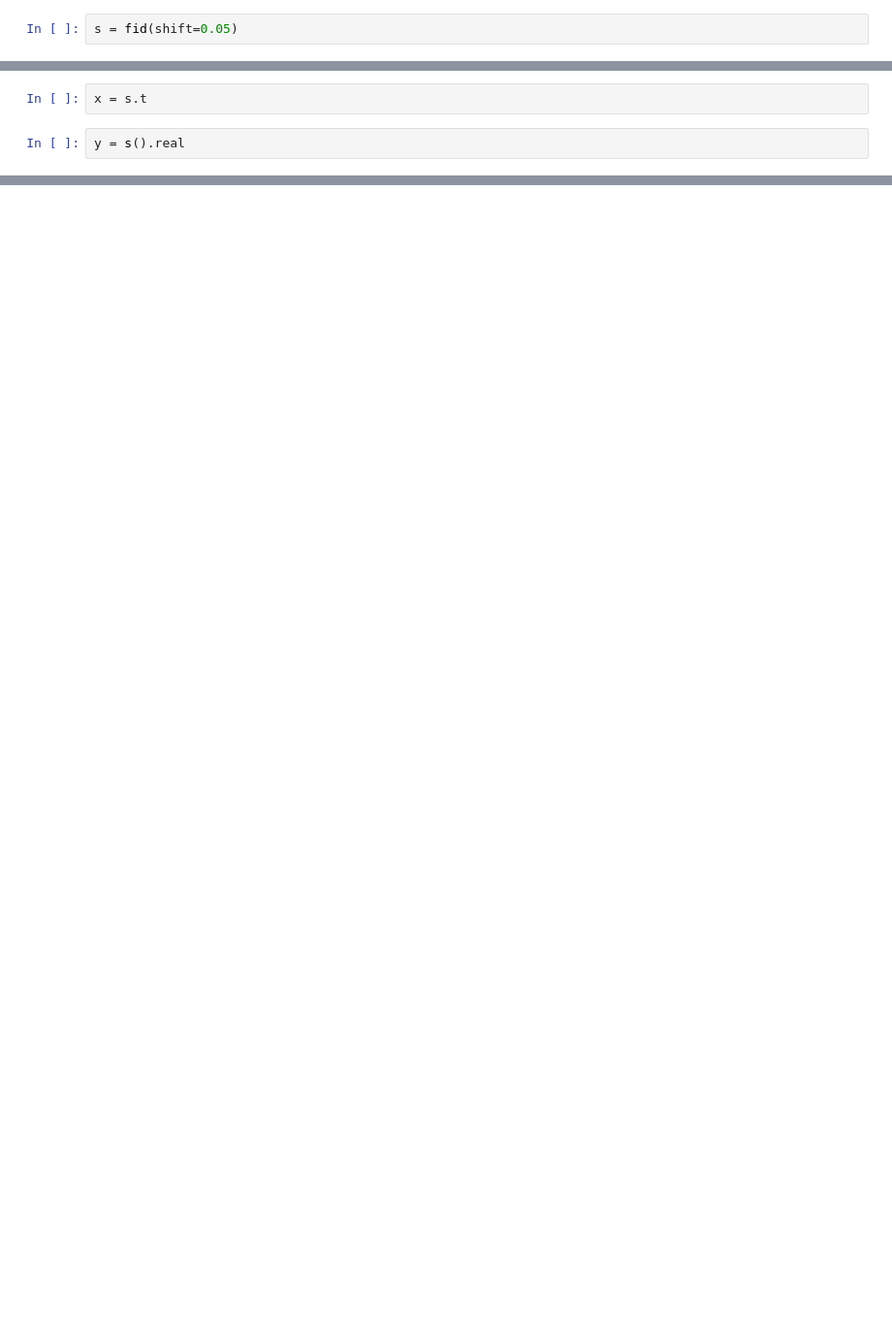
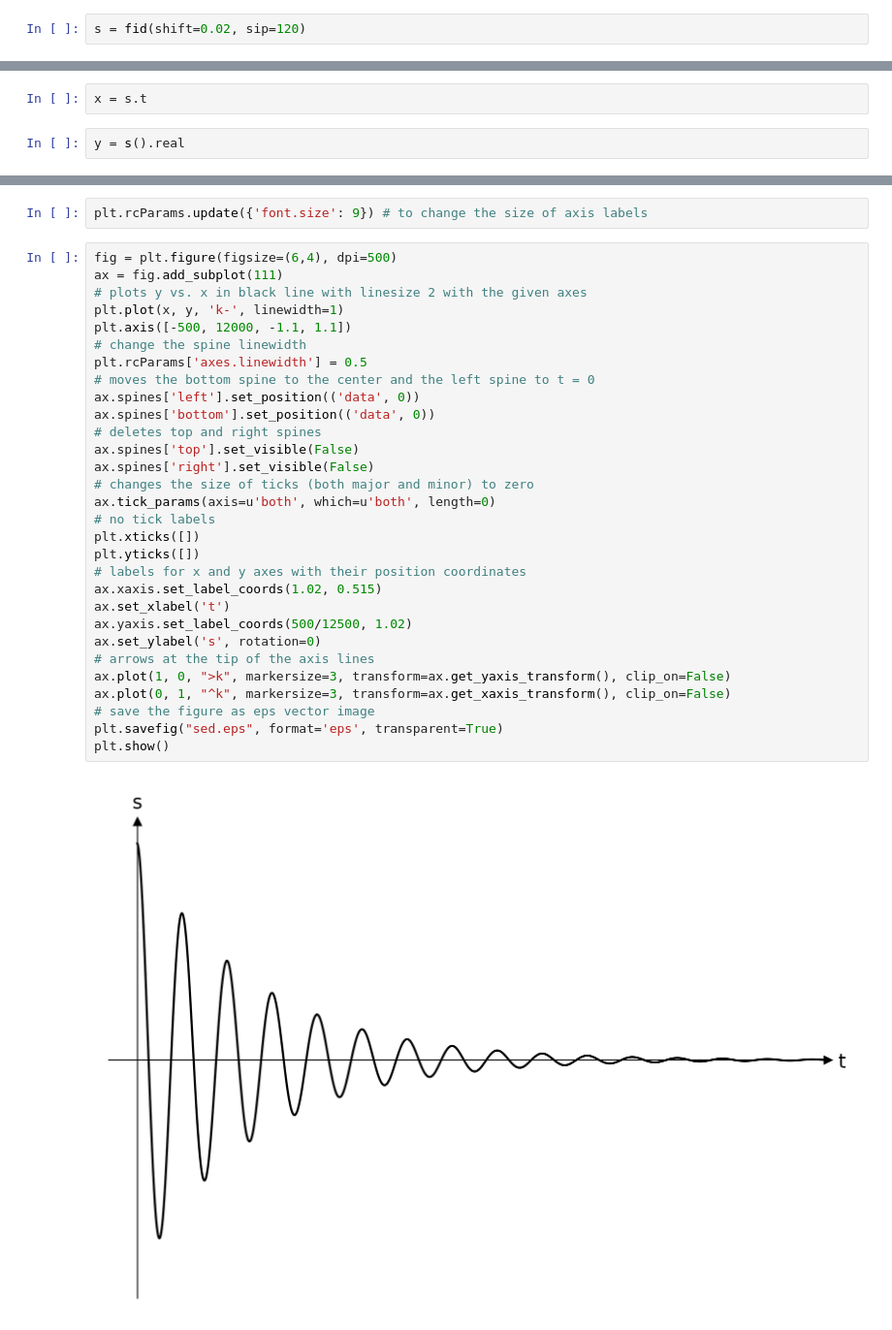
Before and after one commit to sejin8642/ftnmr, a Jupyter notebook: LaTeX/ft/ft.ipynb, the cells around one changed output, grey strips where cells are left out. Shown: that part at 97% size. Drawn from its saved outputs; the diff is of its cells as text; blank space fills up the shorter version.

Commit message:
edited figure in ft.pdf with matplotlib

```diff
--- a/LaTeX/ft/ft.ipynb
+++ b/LaTeX/ft/ft.ipynb
@@ -12,4 +14,4 @@ import scipy
 # %%
 from ft.fid import fid
 # %%
-s = fid(shift=0.05)
+s = fid(shift=0.02, sip=120)
@@ -32,0 +29,34 @@ plt.savefig("sed.eps", format='eps')
+# %%
+plt.rcParams.update({'font.size': 9}) # to change the size of axis labels
+# %%
+fig = plt.figure(figsize=(6,4), dpi=500)
+ax = fig.add_subplot(111)
+# plots y vs. x in black line with linesize 2 with the given axes
+plt.plot(x, y, 'k-', linewidth=1)
+plt.axis([-500, 12000, -1.1, 1.1])
+# change the spine linewidth
+plt.rcParams['axes.linewidth'] = 0.5
+# moves the bottom spine to the center and the left spine to t = 0
+ax.spines['left'].set_position(('data', 0))
+ax.spines['bottom'].set_position(('data', 0))
+# deletes top and right spines
+ax.spines['top'].set_visible(False)
+ax.spines['right'].set_visible(False)
+# changes the size of ticks (both major and minor) to zero
+ax.tick_params(axis=u'both', which=u'both', length=0)
+# no tick labels
+plt.xticks([])
+plt.yticks([])
+# labels for x and y axes with their position coordinates
+ax.xaxis.set_label_coords(1.02, 0.515)
+ax.set_xlabel('t')
+ax.yaxis.set_label_coords(500/12500, 1.02)
+ax.set_ylabel('s', rotation=0)
+# arrows at the tip of the axis lines
+ax.plot(1, 0, ">k", markersize=3, transform=ax.get_yaxis_transform(), clip_on=False)
+ax.plot(0, 1, "^k", markersize=3, transform=ax.get_xaxis_transform(), clip_on=False)
+# save the figure as eps vector image
+plt.savefig("sed.eps", format='eps', transparent=True)
+plt.show()
+# %% [output]
+[figure, added]
```
Also changed, not shown: parts of 5 cells of this notebook, 6 other files.
